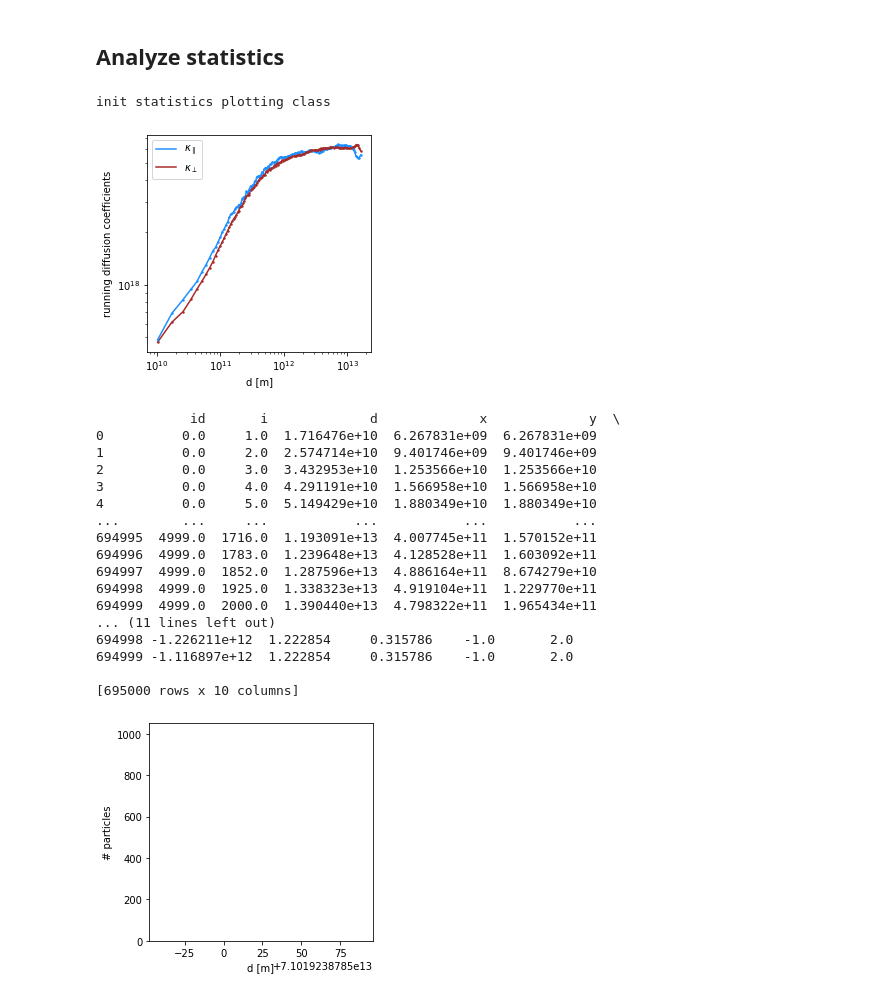
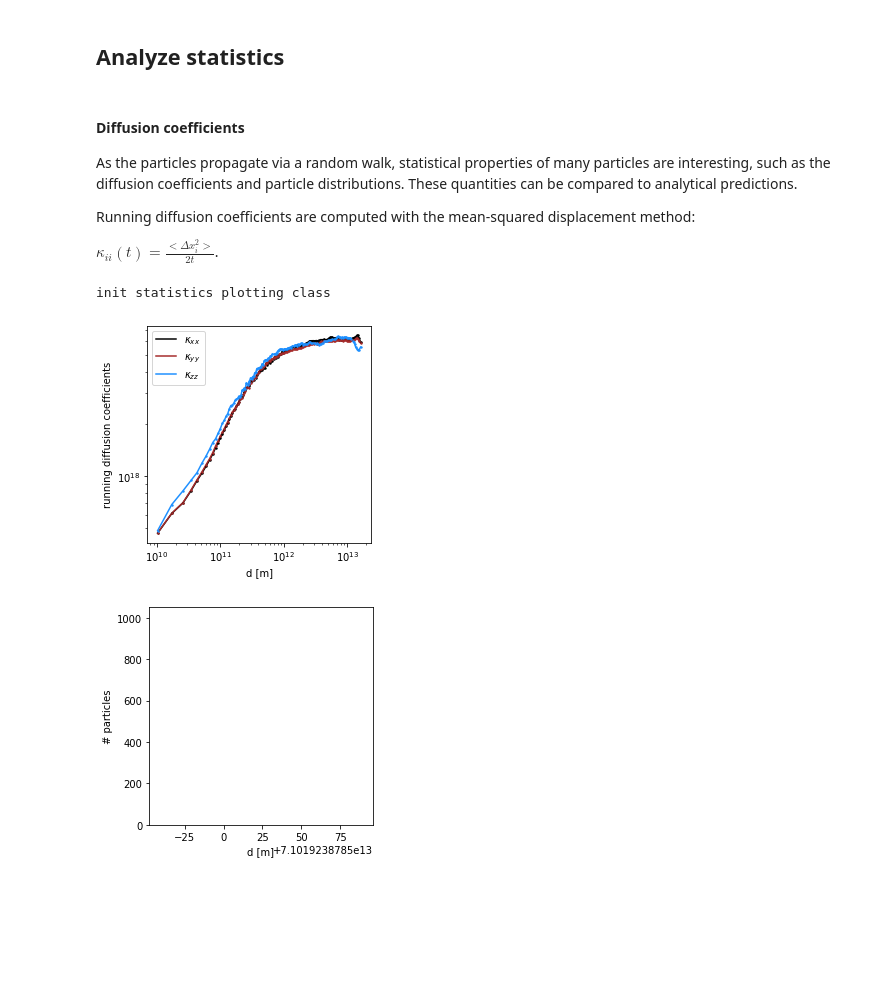
Before and after one commit to reichherzerp/PropPy, a Jupyter notebook: rwpropa/tutorials/Tutorial_1---Simple_Simulation_Setup.ipynb, the cells around one changed output. Cells and saved outputs as stored; diff of their text form; code cells hidden in the pictures; blank space fills up the shorter version.

```diff
--- a/rwpropa/tutorials/Tutorial_1---Simple_Simulation_Setup.ipynb
+++ b/rwpropa/tutorials/Tutorial_1---Simple_Simulation_Setup.ipynb
@@ -147,33 +163,27 @@ CPU times: user 56.8 s, sys: 184 ms, total: 57 s
 Wall time: 57.1 s
 # %% [markdown]
 ## Analyze statistics
+# %% [markdown]
+#### Diffusion coefficients
+
+As the particles propagate via a random walk, statistical properties
+of many particles are interesting, such as the diffusion coefficients and
+particle distributions. These quantities can be compared to analytical
+predictions.
+
+Running diffusion coefficients are computed with the mean-squared displacement method:
+
+$\kappa_{ii}(t) = \frac{<\Delta x_i^2>}{2t}$.
 # %%
 df = pd.read_pickle("data/data_sim.pkl")
 df_time_evolution_observer = df.loc[df['radius'] == -1.0]
 sta = rw.Statistics(df_time_evolution_observer)
-errors = False
-df_kappas = sta.plot_diffusion_coefficients(errors)
-print(df)
+isotropic = True # diffusion is isotropic
+errors = False # don't show error bars
+df_kappas = sta.plot_diffusion_coefficients(isotropic, errors)
 # %% [output]
 init statistics plotting class
-[figure, old version]
+[figure, new version]
-            id       i             d             x             y  \
-0          0.0     1.0  1.716476e+10  6.267831e+09  6.267831e+09
-1          0.0     2.0  2.574714e+10  9.401746e+09  9.401746e+09
-2          0.0     3.0  3.432953e+10  1.253566e+10  1.253566e+10
-3          0.0     4.0  4.291191e+10  1.566958e+10  1.566958e+10
-4          0.0     5.0  5.149429e+10  1.880349e+10  1.880349e+10
-...        ...     ...           ...           ...           ...
-694995  4999.0  1716.0  1.193091e+13  4.007745e+11  1.570152e+11
-694996  4999.0  1783.0  1.239648e+13  4.128528e+11  1.603092e+11
-694997  4999.0  1852.0  1.287596e+13  4.886164e+11  8.674279e+10
-694998  4999.0  1925.0  1.338323e+13  4.919104e+11  1.229770e+11
-694999  4999.0  2000.0  1.390440e+13  4.798322e+11  1.965434e+11
-... (11 lines left out)
-694998 -1.226211e+12  1.222854     0.315786    -1.0       2.0
-694999 -1.116897e+12  1.222854     0.315786    -1.0       2.0
-
-[695000 rows x 10 columns]
 # %%
 bins = 30
 file_name = None
```
Also changed, not shown: parts of 1 cell of this notebook, 1 other file.
